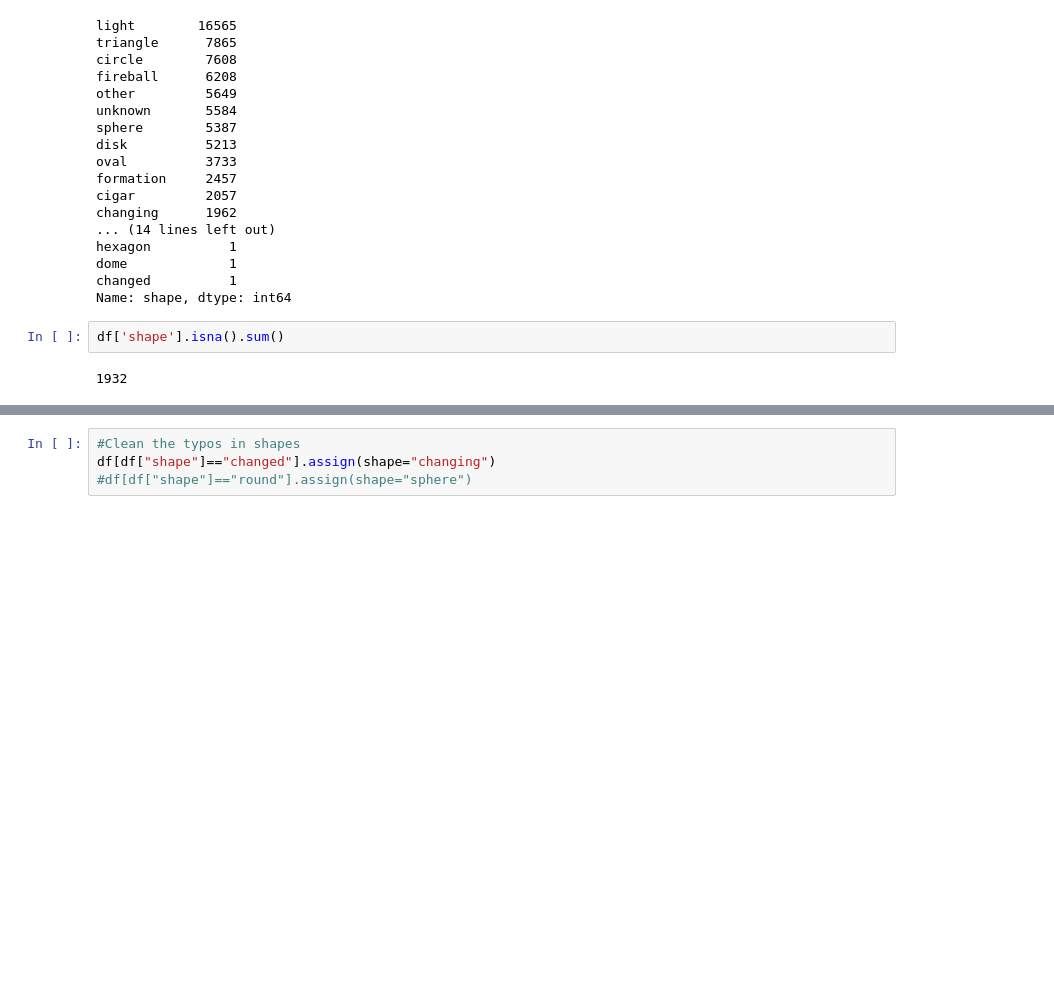
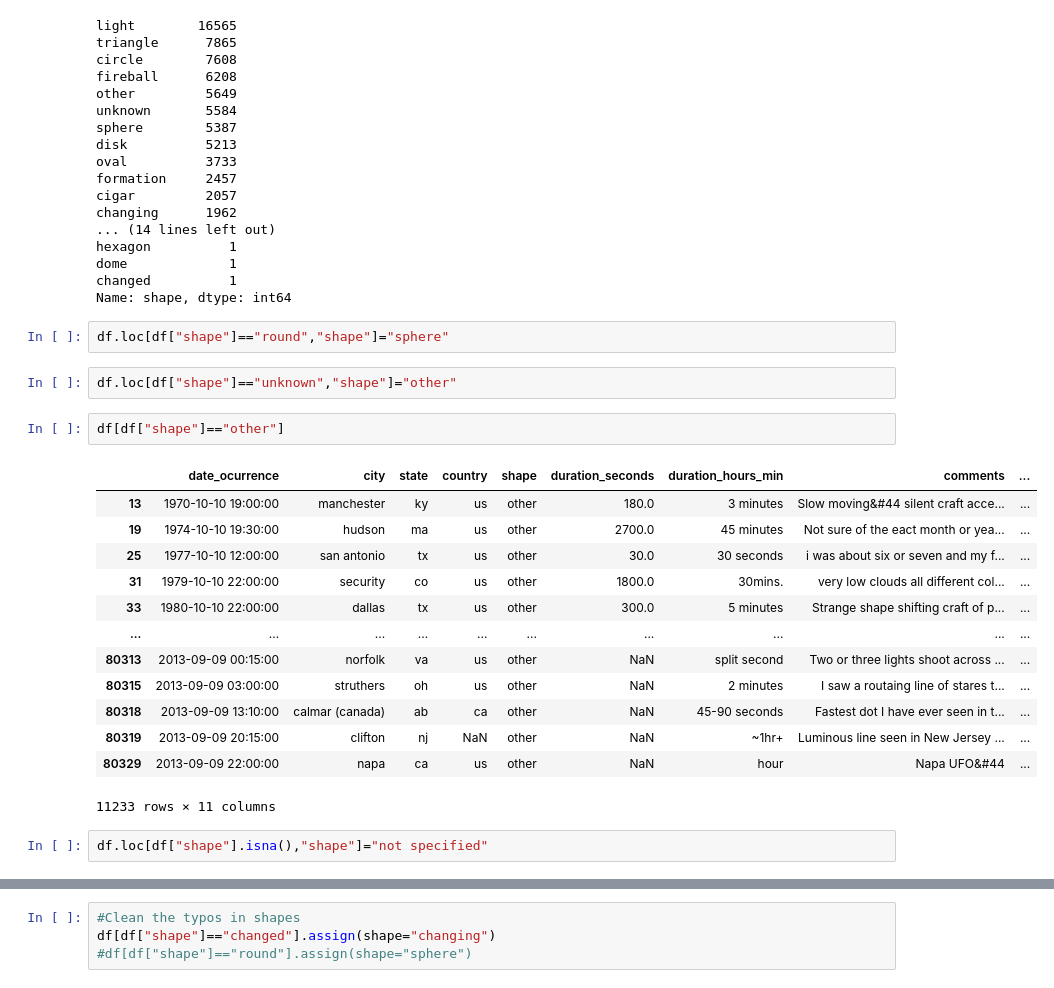
Before and after one commit to allison713/Project-3, a Jupyter notebook: Cleaning UFOS1.ipynb, the cells around one changed output, grey strips where cells are left out. Drawn from its saved outputs; the diff is of its cells as text; blank space fills up the shorter version.

```diff
--- a/Cleaning UFOS1.ipynb
+++ b/Cleaning UFOS1.ipynb
@@ -332,7 +332,25 @@ hexagon          1
 dome             1
 changed          1
 Name: shape, dtype: int64
+# %%
+df.loc[df["shape"]=="round","shape"]="sphere"
+# %%
+df.loc[df["shape"]=="unknown","shape"]="other"
 # %%
-df['shape'].isna().sum()
+df[df["shape"]=="other"]
 # %% [output]
+|  | date_ocurrence | city | state | country | shape | duration_seconds | duration_hours_min | comments | ... |
+| 13 | 1970-10-10 19:00:00 | manchester | ky | us | other | 180.0 | 3 minutes | Slow moving&#44 silent craft acce... | ... |
+| 19 | 1974-10-10 19:30:00 | hudson | ma | us | other | 2700.0 | 45 minutes | Not sure of the eact month or yea... | ... |
+| 25 | 1977-10-10 12:00:00 | san antonio | tx | us | other | 30.0 | 30 seconds | i was about six or seven and my f... | ... |
+| 31 | 1979-10-10 22:00:00 | security | co | us | other | 1800.0 | 30mins. | very low clouds all different col... | ... |
+| 33 | 1980-10-10 22:00:00 | dallas | tx | us | other | 300.0 | 5 minutes | Strange shape shifting craft of p... | ... |
+| ... | ... | ... | ... | ... | ... | ... | ... | ... | ... |
+| 80313 | 2013-09-09 00:15:00 | norfolk | va | us | other | NaN | split second | Two or three lights shoot across ... | ... |
+| 80315 | 2013-09-09 03:00:00 | struthers | oh | us | other | NaN | 2 minutes | I saw a routaing line of stares t... | ... |
+| 80318 | 2013-09-09 13:10:00 | calmar (canada) | ab | ca | other | NaN | 45-90 seconds | Fastest dot I have ever seen in t... | ... |
+| 80319 | 2013-09-09 20:15:00 | clifton | nj | NaN | other | NaN | ~1hr+ | Luminous line seen in New Jersey ... | ... |
+| 80329 | 2013-09-09 22:00:00 | napa | ca | us | other | NaN | hour | Napa UFO&#44 | ... |
-1932
+11233 rows × 11 columns
+# %%
+df.loc[df["shape"].isna(),"shape"]="not specified"
```
Also changed, not shown: parts of 1 cell of this notebook, 8 other files.
